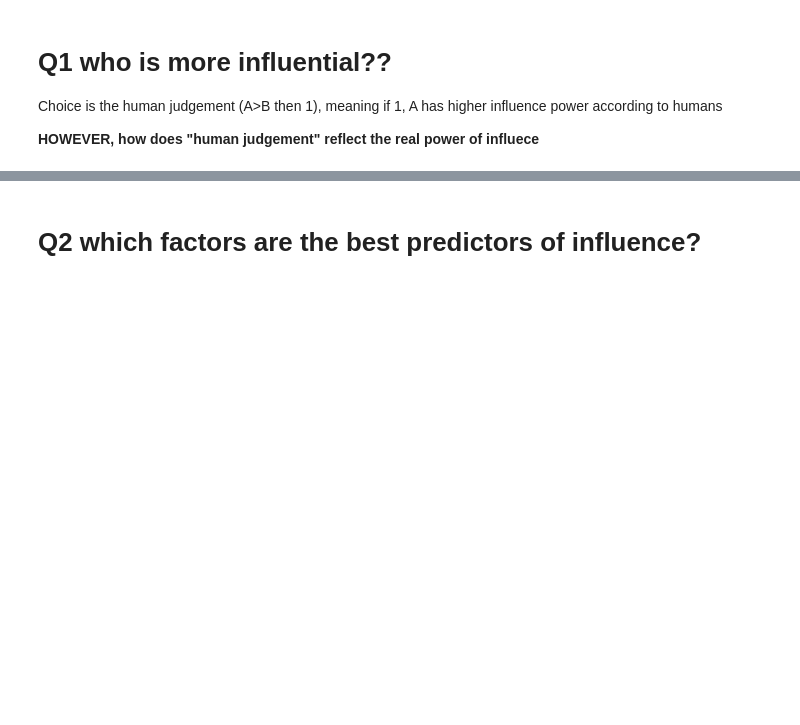
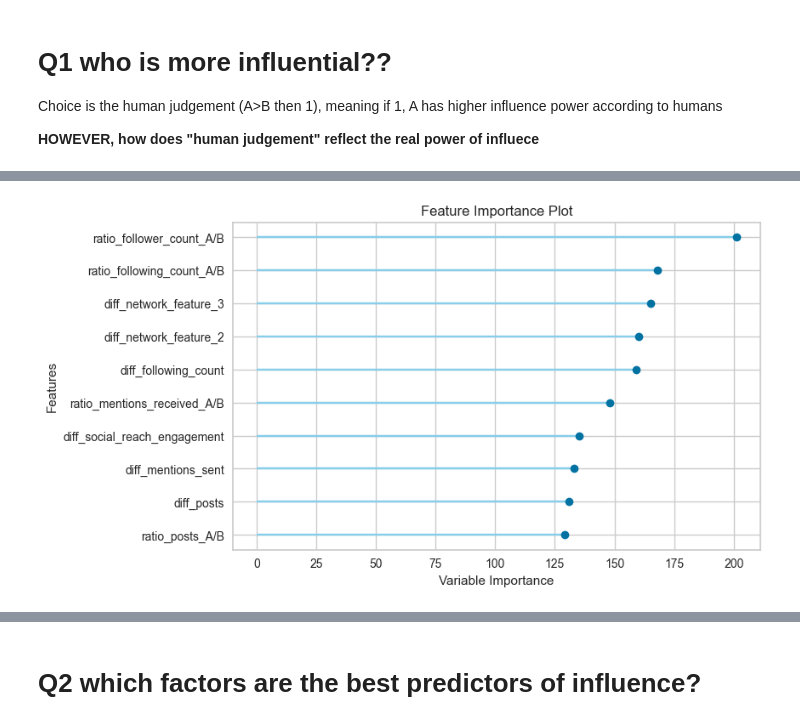
Before and after one commit to lazy0ninja/Social_Media_Analytics, a Jupyter notebook: Part1/part1_modeling.ipynb, the cells around one changed output, grey strips where cells are left out. Drawn from its saved outputs; the diff is of its cells as text; code cells hidden in the pictures; blank space fills up the shorter version.

```diff
--- a/Part1/part1_modeling.ipynb
+++ b/Part1/part1_modeling.ipynb
@@ -36,0 +133,2 @@ memory usage: 671.0 KB
+# %%
+lgbm = create_model('lightgbm')
@@ -36,0 +213,2 @@ memory usage: 671.0 KB
+# %%
+tuned_lgbm = tune_model(lgbm, optimize='Accuracy', choose_better=True)
@@ -36,0 +384,3 @@ memory usage: 671.0 KB
+# %%
+plot_model(tuned_lgbm, plot='feature')
+# %% [output]
@@ -36,0 +388 @@ memory usage: 671.0 KB
+[figure, added]
```
Also changed, not shown: parts of 43 cells of this notebook, 1 other file.
